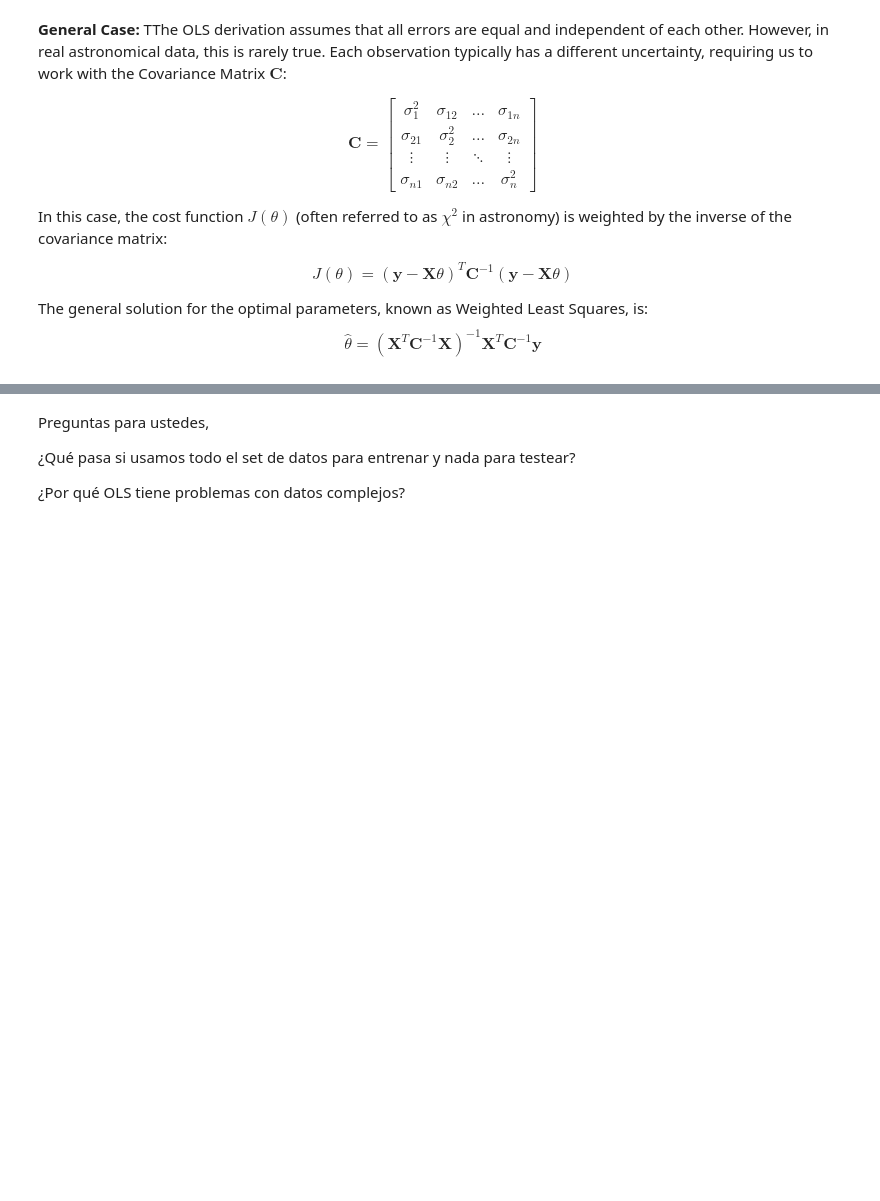
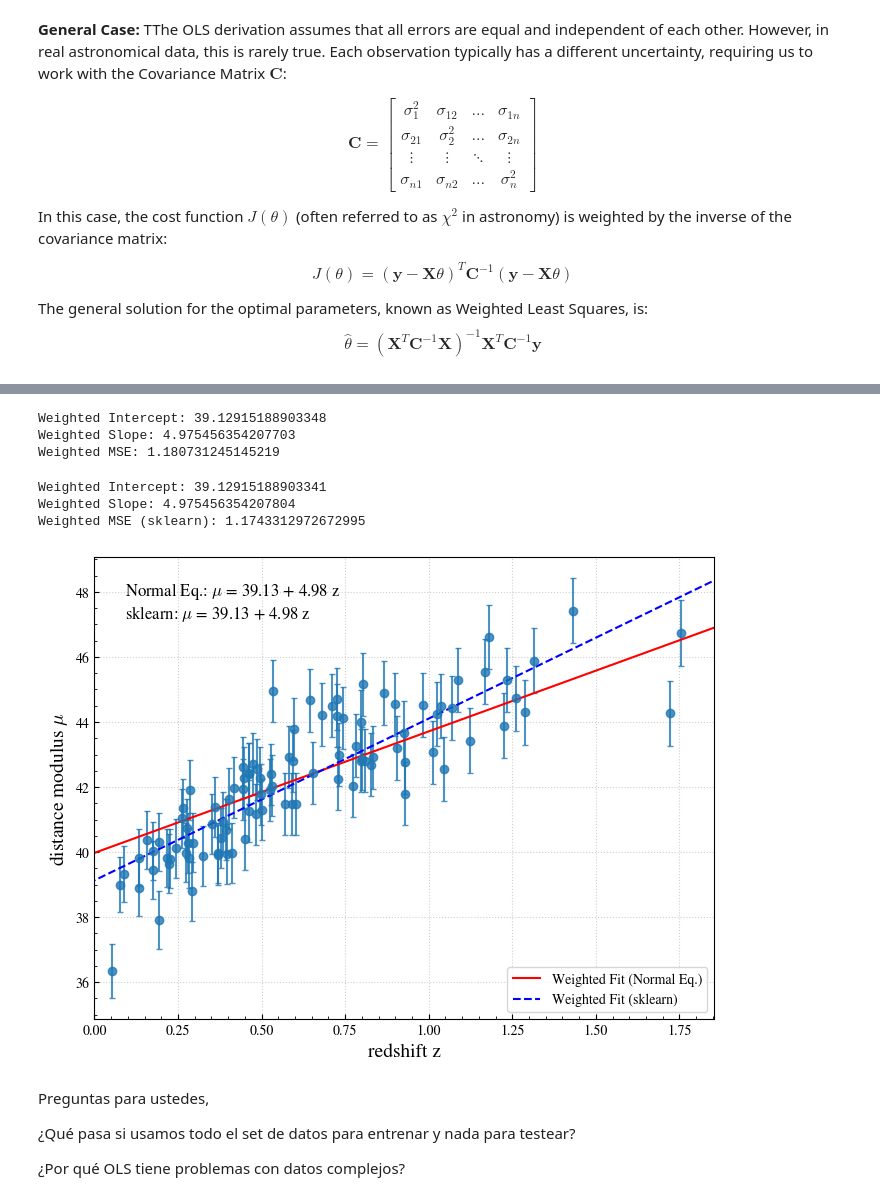
Before and after one commit to jurados/AS4501_Astroinformatic, a Jupyter notebook: Auxiliar/AUX1_LinearRegression.ipynb, the cells around one changed output, grey strips where cells are left out. Saved outputs shown, nothing was run; the diff lists cells and outputs as text; code cells hidden in the pictures; blank space fills up the shorter version.

Commit message:
improving linear regression class

```diff
--- a/Auxiliar/AUX1_LinearRegression.ipynb
+++ b/Auxiliar/AUX1_LinearRegression.ipynb
@@ -227,3 +271,51 @@ Ordinary Mean Saquere
+# %%
+X_mat = np.column_stack((np.ones(z_sample.shape), z_sample))
+W = np.diag(1 / dmu_sample**2)
+theta_weighted = np.linalg.inv(X_mat.T @ W @ X_mat) @ X_mat.T @ W @ mu_sample
+print('Weighted Intercept:', theta_weighted[0])
+print('Weighted Slope:', theta_weighted[1])
+mse = np.mean((X_mat @ theta_weighted - mu_sample) ** 2)
+print('Weighted MSE:', mse)
+# %% [output]
+Weighted Intercept: 39.12915188903348
+Weighted Slope: 4.975456354207703
+Weighted MSE: 1.180731245145219
+# %%
+X_sklearn_weighted = z_sample.reshape(-1, 1)
+
+# Weights (Inverse of Covariance Matrix)
+weights = 1 / dmu_sample**2
+
+model_weighted = LinearRegression()
+model_weighted.fit(X_sklearn_weighted, mu_sample, sample_weight=weights)
+print('Weighted Intercept:', model_weighted.intercept_)
+print('Weighted Slope:', model_weighted.coef_[0])
+mse_weighted_sklearn = mean_squared_error(mu_sample, model_weighted.predict(X_sklearn_weighted), sample_weight=weights)
+print('Weighted MSE (sklearn):', mse_weighted_sklearn)
+# %% [output]
+Weighted Intercept: 39.12915188903341
+Weighted Slope: 4.975456354207804
+Weighted MSE (sklearn): 1.1743312972672995
+# %%
+z_fit = np.linspace(z_sample.min()-0.1, z_sample.max()+0.1, 100).reshape(-1, 1)
+X_fit_weighted = np.column_stack((np.ones(z_fit.shape[0]), z_fit))
+mu_fit_weighted = X_fit_weighted @ theta_weighted
+mu_fit_weighted_sklearn = model_weighted.predict(z_fit)
+
+fig, ax = plt.subplots(figsize=(8, 6))
+ax.errorbar(z_sample, mu_sample, yerr=dmu_sample, fmt='o', capsize=2, alpha=0.8)
+ax.plot(z_fit, mu_fit_sklearn, color='red', label='Weighted Fit (Normal Eq.)')
+ax.plot(z_fit, mu_fit_weighted_sklearn, color='blue', linestyle='--', label='Weighted Fit (sklearn)')
+ax.set_xlabel('redshift z', fontsize=14)
+ax.set_ylabel(r'distance modulus $\mu$', fontsize=14)
+ax.text(0.05, 0.95, fr'Normal Eq.: $\mu$ = {theta_weighted[0]:.2f} + {theta_weighted[1]:.2f} z', transform=ax.transAxes, fontsize=12, verticalalignment='top')
+ax.text(0.05, 0.90, fr'sklearn: $\mu$ = {model_weighted.intercept_:.2f} + {model_weighted.coef_[0]:.2f} z', transform=ax.transAxes, fontsize=12, verticalalignment='top')
+ax.set_xlim(0.0, z_sample.max()+0.1)
+ax.legend()
+plt.grid()
+plt.show()
+# %% [output]
+[figure, added]
 # %% [markdown]
 Preguntas para ustedes,
 
```
Also changed, not shown: parts of 19 cells of this notebook.
